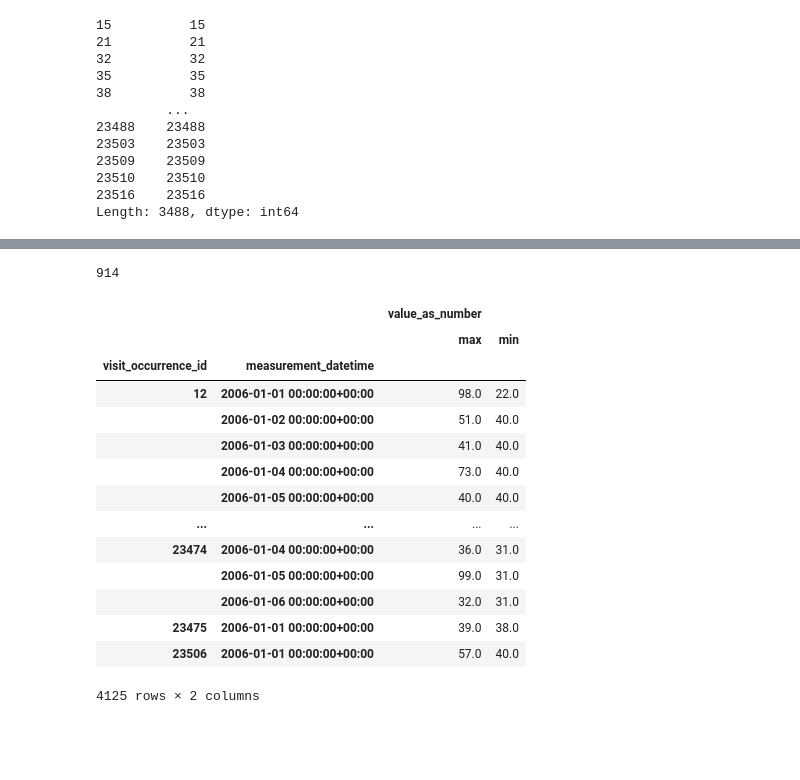
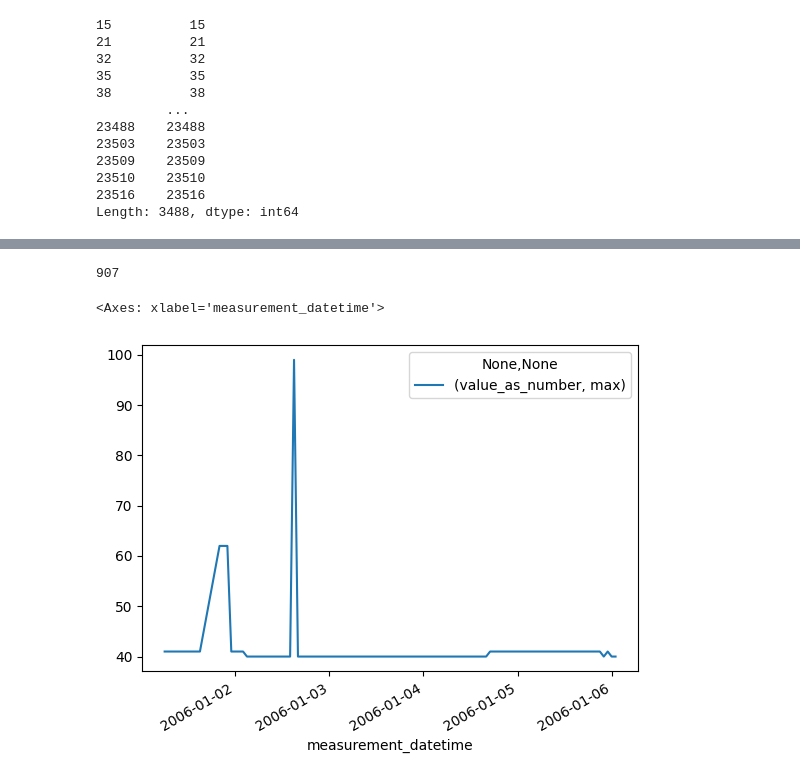
Before and after one commit to snowgecko/datathon_team_04, a Jupyter notebook: vent_analysis.ipynb, the cells around one changed output, grey strips where cells are left out. Cells and saved outputs as stored; diff of their text form; code cells hidden in the pictures; blank space fills up the shorter version.

```diff
--- a/vent_analysis.ipynb
+++ b/vent_analysis.ipynb
@@ -150,7 +152,7 @@ min         4.000000
 max       237.000000
 Name: diff, dtype: float64
 # %%
-df_vac = pd.read_csv('/Users/matthewwillis/Local Dev/ESICM_datathon/out_vent.csv')
+df_vac = pd.read_csv('/Users/matthewwillis/Local Dev/ESICM_datathon/vented_totals.csv')
 
 df_vac.columns
 # %% [output]
@@ -201,4 +202,4 @@ df_vented_pts
 23516    23516
 Length: 3488, dtype: int64
 # %%
-df_fio2 = df_vac[df_vac['measurement_concept_id'] == concept_ids['fio2'] & ].drop(['Unnamed: 0', 'person_id', 'unit_concept_id', 'provider_id','measurement_concept_id', 'measurement_type_concept_id'], axis=1).sort_values(['visit_occurrence_id', 'measurement_datetime'])
+df_fio2 = df_vac[df_vac['measurement_concept_id'] == concept_ids['fio2']].drop(['Unnamed: 0', 'unit_concept_id', 'provider_id','measurement_concept_id', 'measurement_type_concept_id'], axis=1).sort_values(['visit_occurrence_id', 'measurement_datetime'])
@@ -205,7 +222,7 @@ df_fio2 = df_vac[df_vac['measurement_concept_id'] == concept_ids['fio2'] & ].dro
 # %%
 df_fio2['measurement_datetime'] = pd.to_datetime(df_fio2['measurement_datetime'])
 
-df_fio2_grouped = df_fio2.groupby(['visit_occurrence_id', pd.Grouper(key='measurement_datetime', freq='D')]).agg({'value_as_number': ['max', 'min']})
+df_fio2_grouped = df_fio2.groupby(['visit_occurrence_id', pd.Grouper(key='measurement_datetime', freq='h')]).agg({'value_as_number': ['max', 'min', 'mean', 'std', 'var', 'median', 'count']})
 # %%
 list_uniques = []
 
@@ -216,22 +233,18 @@ new_series = pd.Series(list_uniques)
 
 len(new_series.unique())
 # %% [output]
-914
+907
-# %%
-df_fio2_grouped
-# %% [output]
-|  |  | value_as_number |  |
-|  |  | max | min |
-| visit_occurrence_id | measurement_datetime |  |  |
-| 12 | 2006-01-01 00:00:00+00:00 | 98.0 | 22.0 |
-|  | 2006-01-02 00:00:00+00:00 | 51.0 | 40.0 |
-|  | 2006-01-03 00:00:00+00:00 | 41.0 | 40.0 |
-|  | 2006-01-04 00:00:00+00:00 | 73.0 | 40.0 |
-|  | 2006-01-05 00:00:00+00:00 | 40.0 | 40.0 |
-| ... | ... | ... | ... |
-| 23474 | 2006-01-04 00:00:00+00:00 | 36.0 | 31.0 |
-|  | 2006-01-05 00:00:00+00:00 | 99.0 | 31.0 |
-|  | 2006-01-06 00:00:00+00:00 | 32.0 | 31.0 |
-| 23475 | 2006-01-01 00:00:00+00:00 | 39.0 | 38.0 |
-| 23506 | 2006-01-01 00:00:00+00:00 | 57.0 | 40.0 |
-4125 rows × 2 columns
+# %%
+df_fio2_grouped['fio2_diff'] = df_fio2_grouped[('value_as_number','max')] - df_fio2_grouped[('value_as_number','min')]
+df_ungroup = df_fio2_grouped.reset_index(inplace=False)
+
+#df_ungroup[df_ungroup['visit_occurrence_id'] == 4788].plot(x='measurement_datetime', y=('value_as_number','median'))
+
+df_ungroup[df_ungroup['visit_occurrence_id'] == 8852].plot(
+    x='measurement_datetime', y=('value_as_number', 'max'))
+
+# for x in df_ungroup['visit_occurrence_id'].unique()[0:5]:
+#     df_ungroup[df_ungroup['visit_occurrence_id'] == x].plot(x='measurement_datetime', y=('value_as_number','median'))
+# %% [output]
+<Axes: xlabel='measurement_datetime'>
+[figure, added]
```
Also changed, not shown: parts of 6 cells of this notebook.
